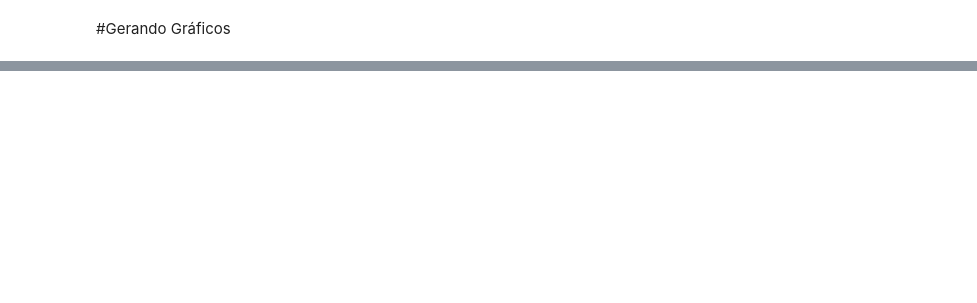
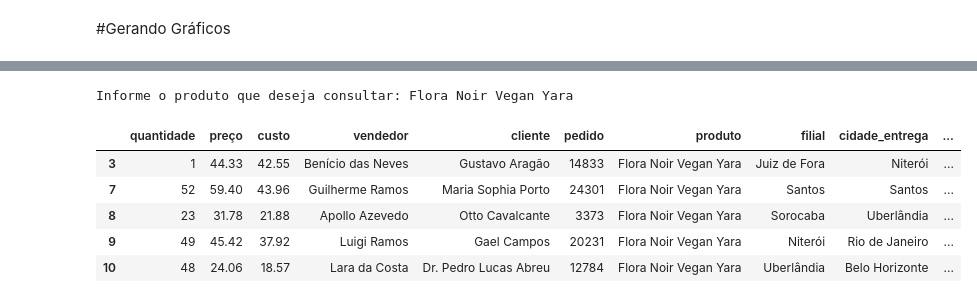
Before and after one commit to Grupo4Entrega1/projetoIntegrador1, a Jupyter notebook: VendasYara.ipynb, the cells around one changed output, grey strips where cells are left out. Cells and saved outputs as stored; diff of their text form; code cells hidden in the pictures; blank space fills up the shorter version.

```diff
--- a/VendasYara.ipynb
+++ b/VendasYara.ipynb
@@ -353,0 +363,13 @@ plt.show()
+# %%
+# Filtre os dados para analisar apenas as vendas de um determinado produto
+produtoFiltro = input('Informe o produto que deseja consultar: ')
+vendas_filtradas = dfVendas[(dfVendas['produto'] == produtoFiltro)]
+vendas_filtradas.head()
+# %% [output]
+Informe o produto que deseja consultar: Flora Noir Vegan Yara
+|  | quantidade | preço | custo | vendedor | cliente | pedido | produto | filial | cidade_entrega | ... |
+| 3 | 1 | 44.33 | 42.55 | Benício das Neves | Gustavo Aragão | 14833 | Flora Noir Vegan Yara | Juiz de Fora | Niterói | ... |
+| 7 | 52 | 59.40 | 43.96 | Guilherme Ramos | Maria Sophia Porto | 24301 | Flora Noir Vegan Yara | Santos | Santos | ... |
+| 8 | 23 | 31.78 | 21.88 | Apollo Azevedo | Otto Cavalcante | 3373 | Flora Noir Vegan Yara | Sorocaba | Uberlândia | ... |
+| 9 | 49 | 45.42 | 37.92 | Luigi Ramos | Gael Campos | 20231 | Flora Noir Vegan Yara | Niterói | Rio de Janeiro | ... |
+| 10 | 48 | 24.06 | 18.57 | Lara da Costa | Dr. Pedro Lucas Abreu | 12784 | Flora Noir Vegan Yara | Uberlândia | Belo Horizonte | ... |
```
Also changed, not shown: parts of 20 cells of this notebook, 1 other file.
